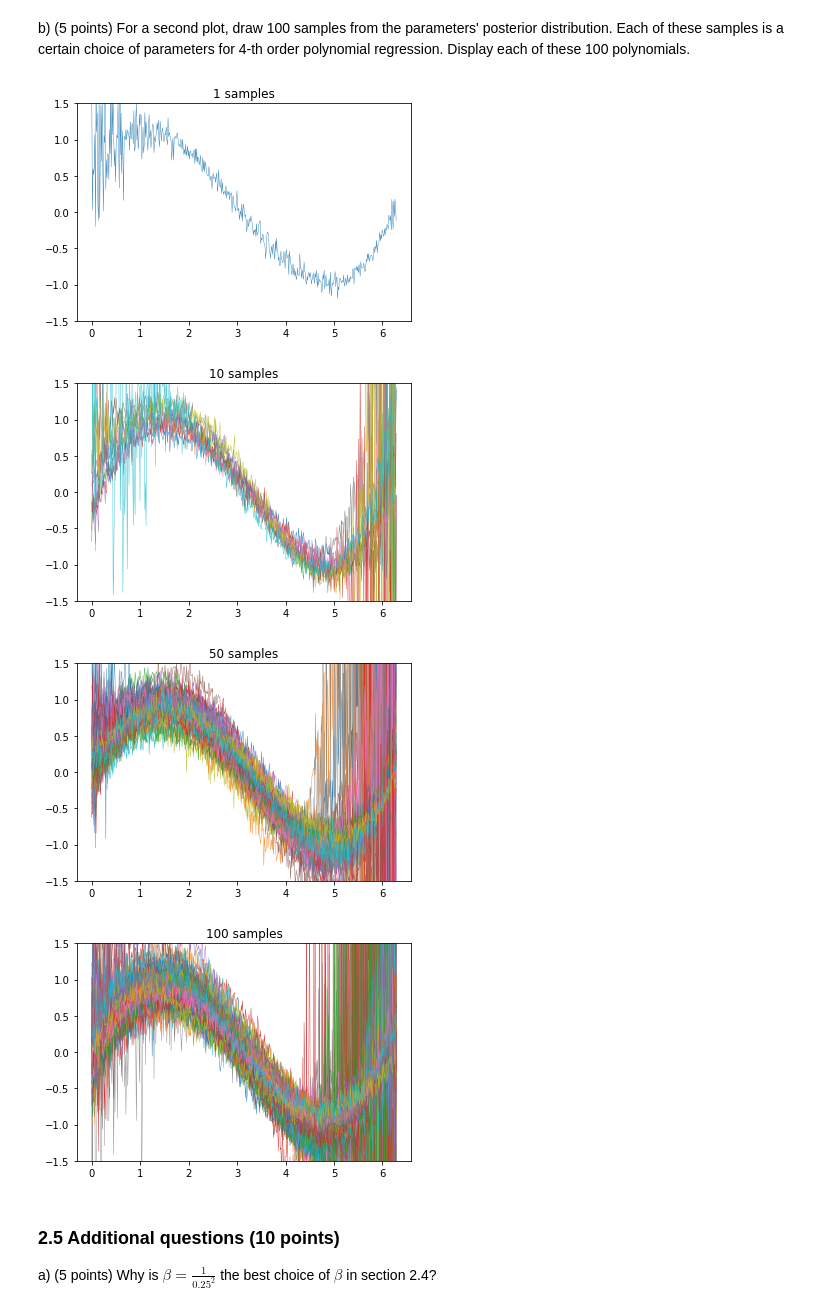
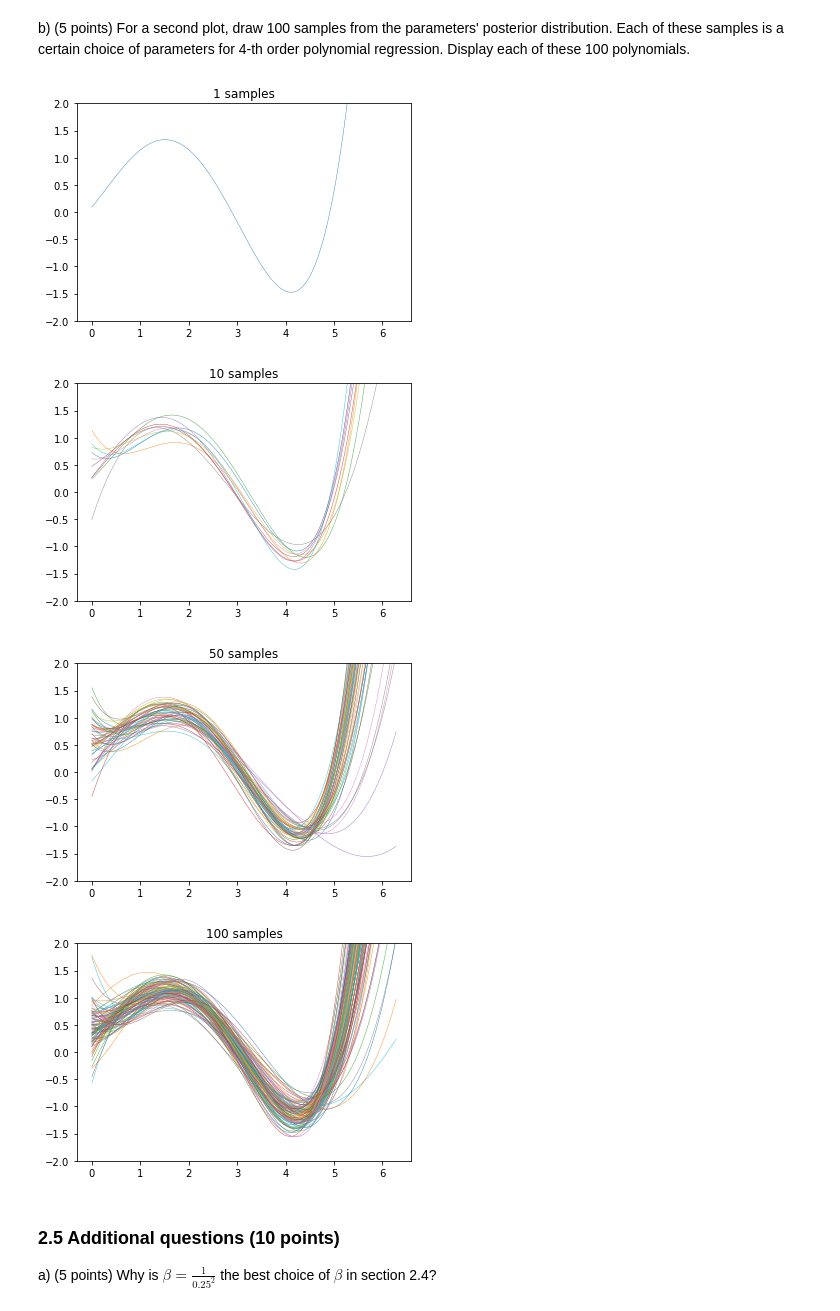
Before and after one commit to filipkny/MachineLearning1_UvA, a Jupyter notebook: lab1.ipynb, the cells around one changed output. Cells and saved outputs as stored; diff of their text form; code cells hidden in the pictures.

```diff
--- a/lab1.ipynb
+++ b/lab1.ipynb
@@ -599,29 +599,25 @@ Display each of these 100 polynomials.
 # %%
 num_samples = 100
 
 lots_of_points = np.linspace(0, 2*np.pi, 500)
 
-numpy.random.multivariate_normal
-        xs , t = gen_sine2(10)
+
+xs , t = gen_sine2(10)
+m, S, _ = fit_polynomial_bayes(xs, t, M, alpha, beta)
 for num_samples in [1,10,50,100]:
     for i in range(num_samples):
-        w = []
-        m, S, _ = fit_polynomial_bayes(xs, t, M, alpha, beta)
-        final_mean, final_sigma, _ = predict_polynomial_bayes(lots_of_points, m, S, beta )
-        for mean,sigma in zip(final_mean,final_sigma):
-            w.append(np.random.normal(mean,sigma))
-
-        plt.plot(lots_of_points, w, linewidth=0.4)
+        w = numpy.random.multivariate_normal(m,S)
+        plt.plot(lots_of_points, y(lots_of_points,w), linewidth=0.4)
         plt.title("{} samples".format(num_samples))
 
     axes = plt.gca()
-    axes.set_ylim([-1.5,1.5])
+    axes.set_ylim([-2,2])
     plt.show()
 # %% [output]
-[figure, old version]
+[figure, new version]
-[figure, old version]
+[figure, new version]
-[figure, old version]
+[figure, new version]
-[figure, old version]
+[figure, new version]
 # %% [markdown]
 ### 2.5 Additional questions (10 points)
 
```
